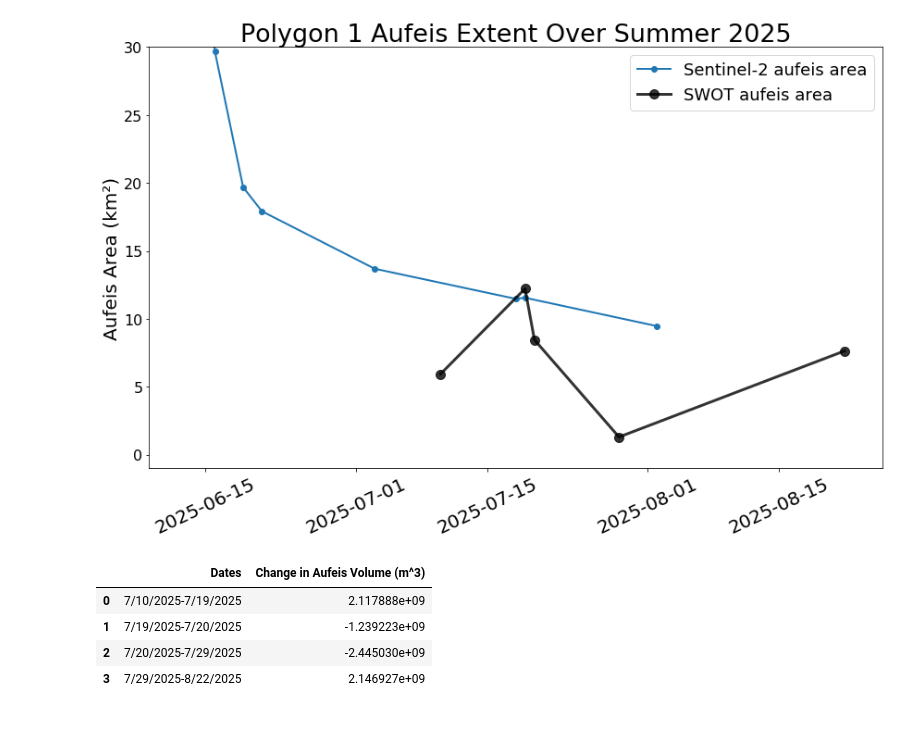
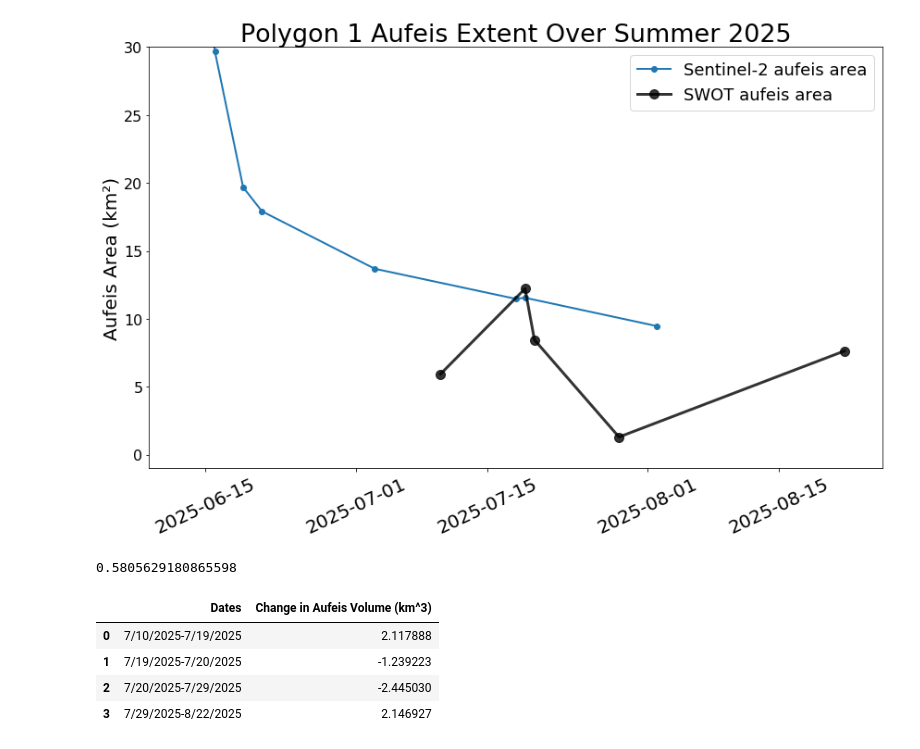
Before and after one commit to mlmac-seid/SWOT-aufeis, a Jupyter notebook: 4.0_aufeis_timeseries.ipynb, the cells around one changed output. Cells and saved outputs as stored; diff of their text form; code cells hidden in the pictures.

```diff
--- a/4.0_aufeis_timeseries.ipynb
+++ b/4.0_aufeis_timeseries.ipynb
@@ -174,38 +174,46 @@ elevation_rf_720 = np.mean(auf_rf_720['elevation'])
 volume_720 = area_rf_720 * elevation_rf_720
 vol_change_719_720 = volume_720 - volume_719
 
 # 7/20-7/29
 elevation_rf_729 = np.mean(auf_rf_729['elevation'])
 volume_729 = area_rf_729 * elevation_rf_729
 vol_change_720_729 = volume_729 - volume_720
 
 # 7/29-8/22
 elevation_rf_822 = np.mean(auf_rf_822['elevation'])
 volume_822 = area_rf_822 * elevation_rf_822
 vol_change_729_822 = volume_822 - volume_729
 
+# Across entire summer (7/10-8/22)
+vol_change_710_822 = volume_822 - volume_710
+vol_change_710_822 = vol_change_710_822 / 1e9
+print(vol_change_710_822)
+
 # Create dataframe of volume changes
 
 dates = ['7/10/2025-7/19/2025',
         '7/19/2025-7/20/2025',
        '7/20/2025-7/29/2025',
        '7/29/2025-8/22/2025']
 
 
 vol_changes = [vol_change_710_719,
        vol_change_719_720,
        vol_change_720_729,
        vol_change_729_822]
 
 vol_changes_porosity0_df = pd.DataFrame({'Dates': dates,'Change in Aufeis Volume (m^3)': vol_changes})
+vol_changes_porosity0_df['Change in Aufeis Volume (km^3)'] = vol_changes_porosity0_df['Change in Aufeis Volume (m^3)'] / 1e9
+vol_changes_porosity0_df = vol_changes_porosity0_df.drop(columns=['Change in Aufeis Volume (m^3)'])
 
 vol_changes_porosity0_df
 # %% [output]
+0.5805629180865598
-|  | Dates | Change in Aufeis Volume (m^3) |
-| 0 | 7/10/2025-7/19/2025 | 2.117888e+09 |
-| 1 | 7/19/2025-7/20/2025 | -1.239223e+09 |
-| 2 | 7/20/2025-7/29/2025 | -2.445030e+09 |
-| 3 | 7/29/2025-8/22/2025 | 2.146927e+09 |
+|  | Dates | Change in Aufeis Volume (km^3) |
+| 0 | 7/10/2025-7/19/2025 | 2.117888 |
+| 1 | 7/19/2025-7/20/2025 | -1.239223 |
+| 2 | 7/20/2025-7/29/2025 | -2.445030 |
+| 3 | 7/29/2025-8/22/2025 | 2.146927 |
 # %%
 # Calculate volume change between dates , assuming porosity of 20% and assuming water elevation is 0 on each date
 
```
Also changed, not shown: parts of 4 cells of this notebook.
